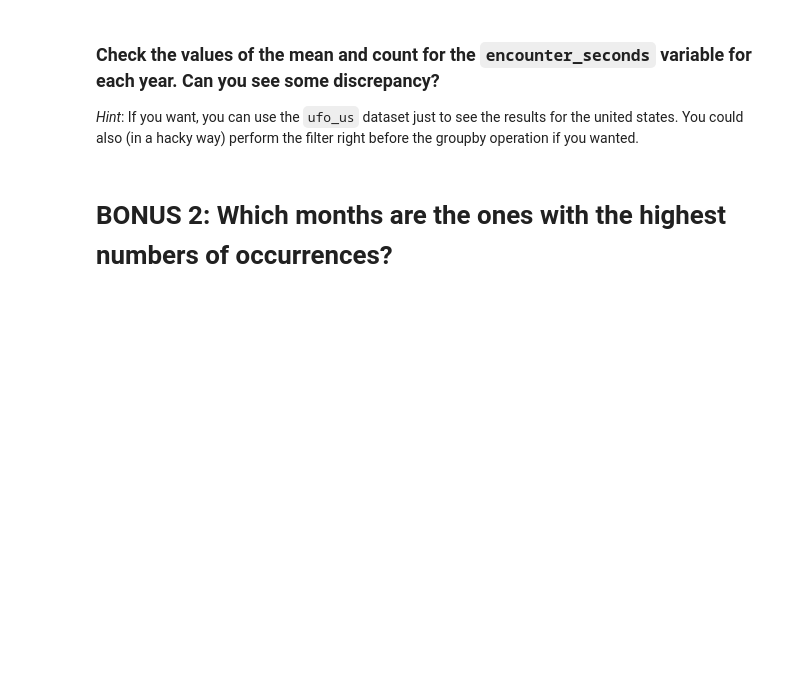
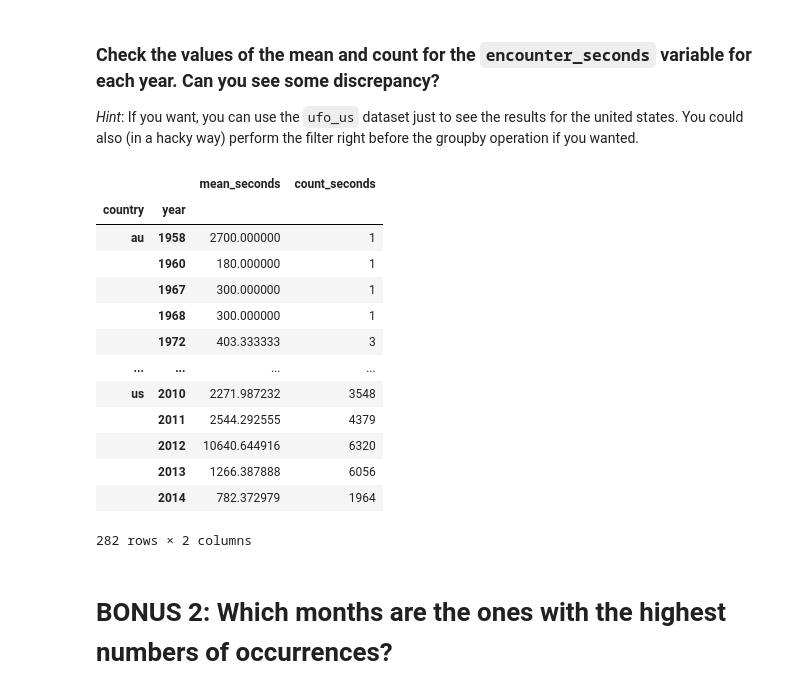
Before and after one commit to fk-oda/Labs-and-Projects-Ironhack---DTFT-2020-Jun-, a Jupyter notebook: lab_data_manipulation_part1_and_part2.ipynb, the cells around one changed output. Drawn from its saved outputs; the diff is of its cells as text; code cells hidden in the pictures; blank space fills up the shorter version.

```diff
--- a/lab_data_manipulation_part1_and_part2.ipynb
+++ b/lab_data_manipulation_part1_and_part2.ipynb
@@ -233,6 +244,24 @@ The describe aggregating function will show you several important statistics for
 ### Check the values of the mean and count for the `encounter_seconds` variable for each year. Can you see some discrepancy?
 
 *Hint*: If you want, you can use the `ufo_us` dataset just to see the results for the united states. You could also (in a hacky way) perform the filter right before the groupby operation if you wanted.
+# %%
+ufo_vars.groupby(by=['country', 'year']).agg(mean_seconds = ('encounter_seconds', 'mean'),
+                                             count_seconds = ('encounter_seconds' , 'count'))
+# %% [output]
+|  |  | mean_seconds | count_seconds |
+| country | year |  |  |
+| au | 1958 | 2700.000000 | 1 |
+|  | 1960 | 180.000000 | 1 |
+|  | 1967 | 300.000000 | 1 |
+|  | 1968 | 300.000000 | 1 |
+|  | 1972 | 403.333333 | 3 |
+| ... | ... | ... | ... |
+| us | 2010 | 2271.987232 | 3548 |
+|  | 2011 | 2544.292555 | 4379 |
+|  | 2012 | 10640.644916 | 6320 |
+|  | 2013 | 1266.387888 | 6056 |
+|  | 2014 | 782.372979 | 1964 |
+282 rows × 2 columns
 # %% [markdown]
 # BONUS 2: Which months are the ones with the highest numbers of occurrences?
 # %% [markdown]
```
Also changed, not shown: parts of 7 cells of this notebook.
